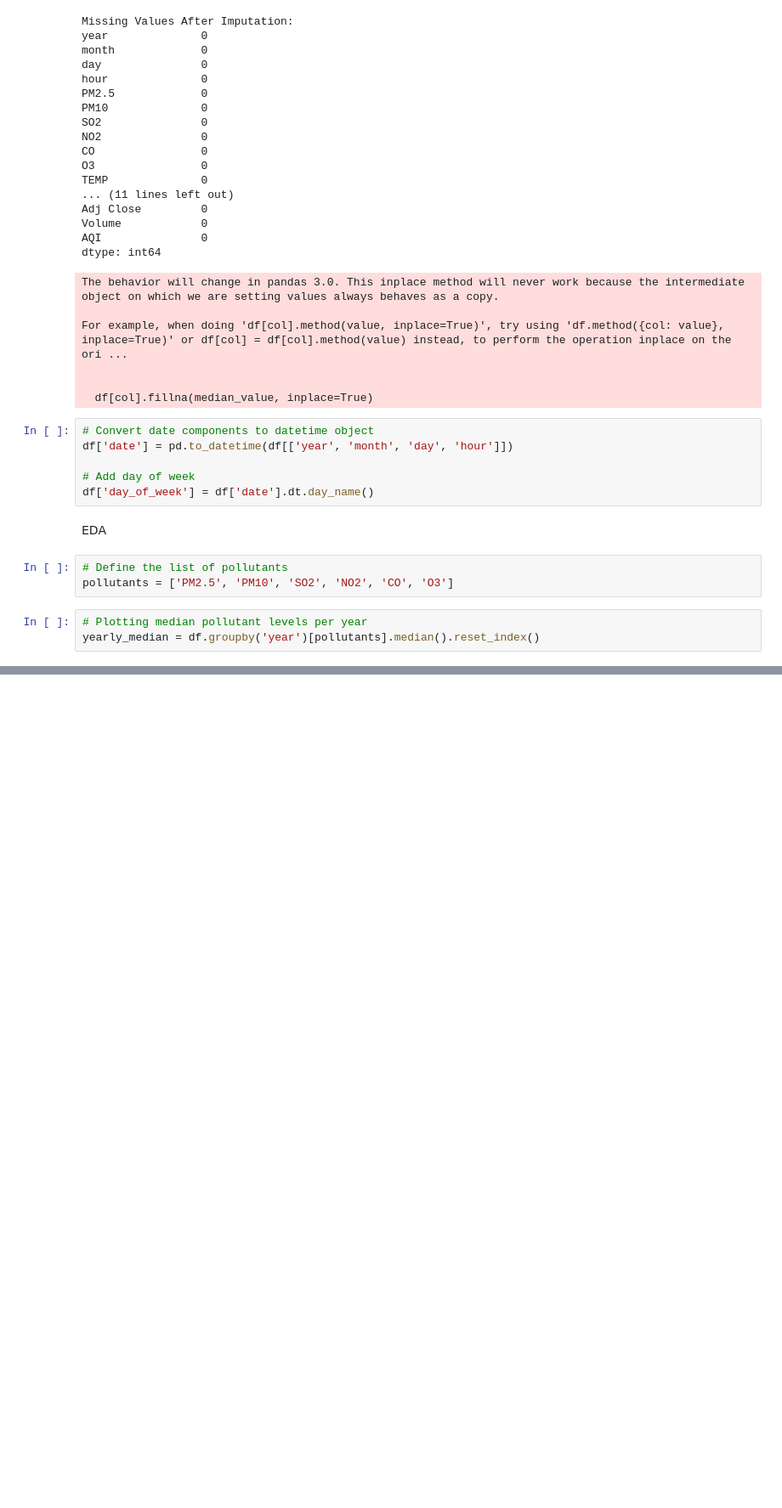
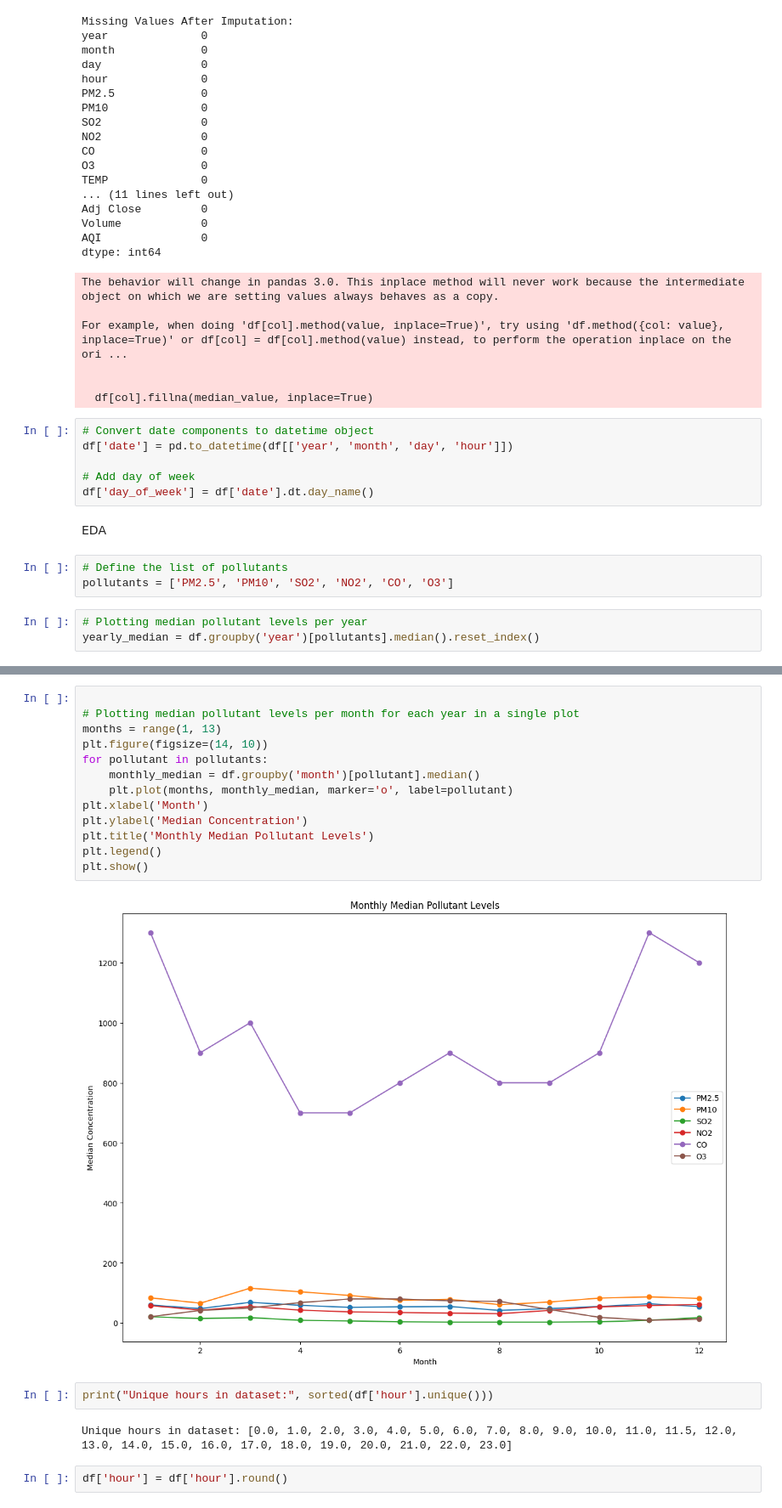
Before and after one commit to premkumarthimmagalla/AQI-App, a Jupyter notebook: st20313528.ipynb, the cells around one changed output, grey strips where cells are left out. Shown at 85% size. Drawn from its saved outputs; the diff is of its cells as text; blank space fills up the shorter version.

```diff
--- a/st20313528.ipynb
+++ b/st20313528.ipynb
@@ -328,0 +340,21 @@ yearly_median = df.groupby('year')[pollutants].median().reset_index()
+# %%
+
+# Plotting median pollutant levels per month for each year in a single plot
+months = range(1, 13)
+plt.figure(figsize=(14, 10))
+for pollutant in pollutants:
+    monthly_median = df.groupby('month')[pollutant].median()
+    plt.plot(months, monthly_median, marker='o', label=pollutant)
+plt.xlabel('Month')
+plt.ylabel('Median Concentration')
+plt.title('Monthly Median Pollutant Levels')
+plt.legend()
+plt.show()
+# %% [output]
+[figure, added]
+# %%
+print("Unique hours in dataset:", sorted(df['hour'].unique()))
+# %% [output]
+Unique hours in dataset: [0.0, 1.0, 2.0, 3.0, 4.0, 5.0, 6.0, 7.0, 8.0, 9.0, 10.0, 11.0, 11.5, 12.0, 13.0, 14.0, 15.0, 16.0, 17.0, 18.0, 19.0, 20.0, 21.0, 22.0, 23.0]
+# %%
+df['hour'] = df['hour'].round()
```
Also changed, not shown: parts of 3 cells of this notebook.
